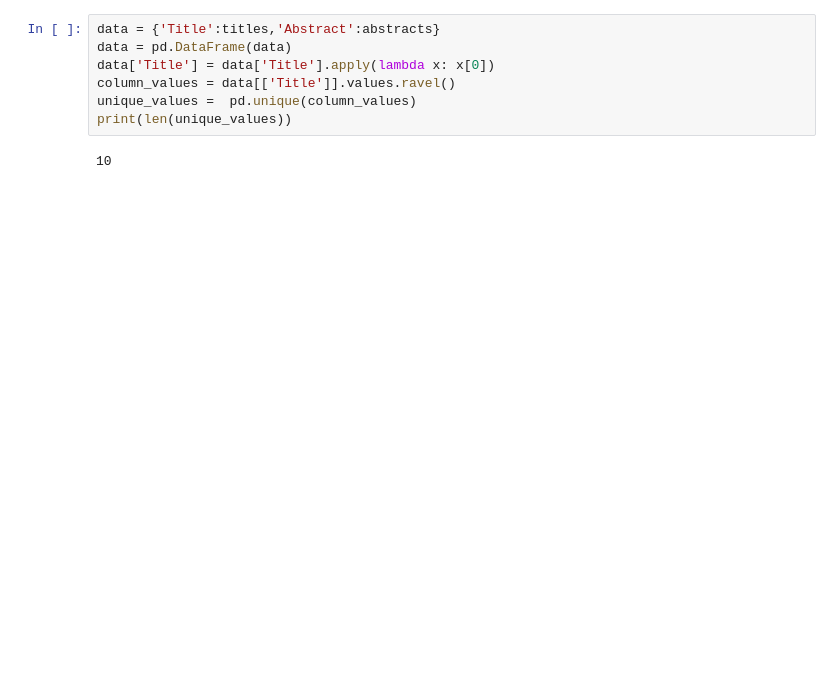
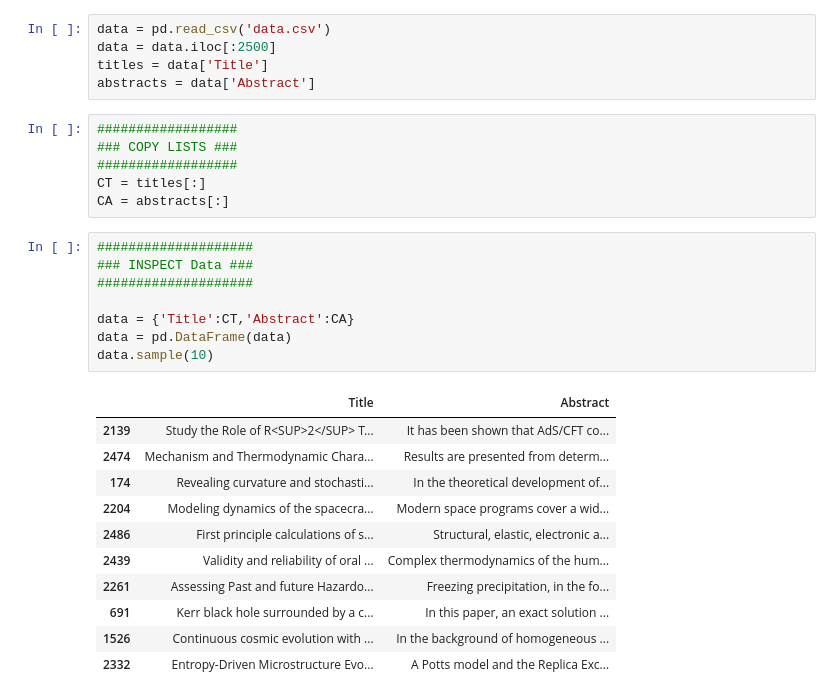
Before and after one commit to JordaanI/SmallPythonProjects, a Jupyter notebook: PhysicsChatbot/Workbook/Main.ipynb, the cells around one changed output. Drawn from its saved outputs; the diff is of its cells as text; blank space fills up the shorter version.

```diff
--- a/PhysicsChatbot/Workbook/Main.ipynb
+++ b/PhysicsChatbot/Workbook/Main.ipynb
@@ -97,9 +244,31 @@ No docs found
-# %%
-data = {'Title':titles,'Abstract':abstracts}
-data = pd.DataFrame(data)
-data['Title'] = data['Title'].apply(lambda x: x[0])
-column_values = data[['Title']].values.ravel()
-unique_values =  pd.unique(column_values)
-print(len(unique_values))
-# %% [output]
-10
+# %%
+data = pd.read_csv('data.csv')
+data = data.iloc[:2500]
+titles = data['Title']
+abstracts = data['Abstract']
+# %%
+##################
+### COPY LISTS ###
+##################
+CT = titles[:]
+CA = abstracts[:]
+# %%
+####################
+### INSPECT Data ###
+####################
+
+data = {'Title':CT,'Abstract':CA}
+data = pd.DataFrame(data)
+data.sample(10)
+# %% [output]
+|  | Title | Abstract |
+| 2139 | Study the Role of R<SUP>2</SUP> T... | It has been shown that AdS/CFT co... |
+| 2474 | Mechanism and Thermodynamic Chara... | Results are presented from determ... |
+| 174 | Revealing curvature and stochasti... | In the theoretical development of... |
+| 2204 | Modeling dynamics of the spacecra... | Modern space programs cover a wid... |
+| 2486 | First principle calculations of s... | Structural, elastic, electronic a... |
+| 2439 | Validity and reliability of oral ... | Complex thermodynamics of the hum... |
+| 2261 | Assessing Past and future Hazardo... | Freezing precipitation, in the fo... |
+| 691 | Kerr black hole surrounded by a c... | In this paper, an exact solution ... |
+| 1526 | Continuous cosmic evolution with ... | In the background of homogeneous ... |
+| 2332 | Entropy-Driven Microstructure Evo... | A Potts model and the Replica Exc... |
```
Also changed, not shown: parts of 16 cells of this notebook, 1 other file.
